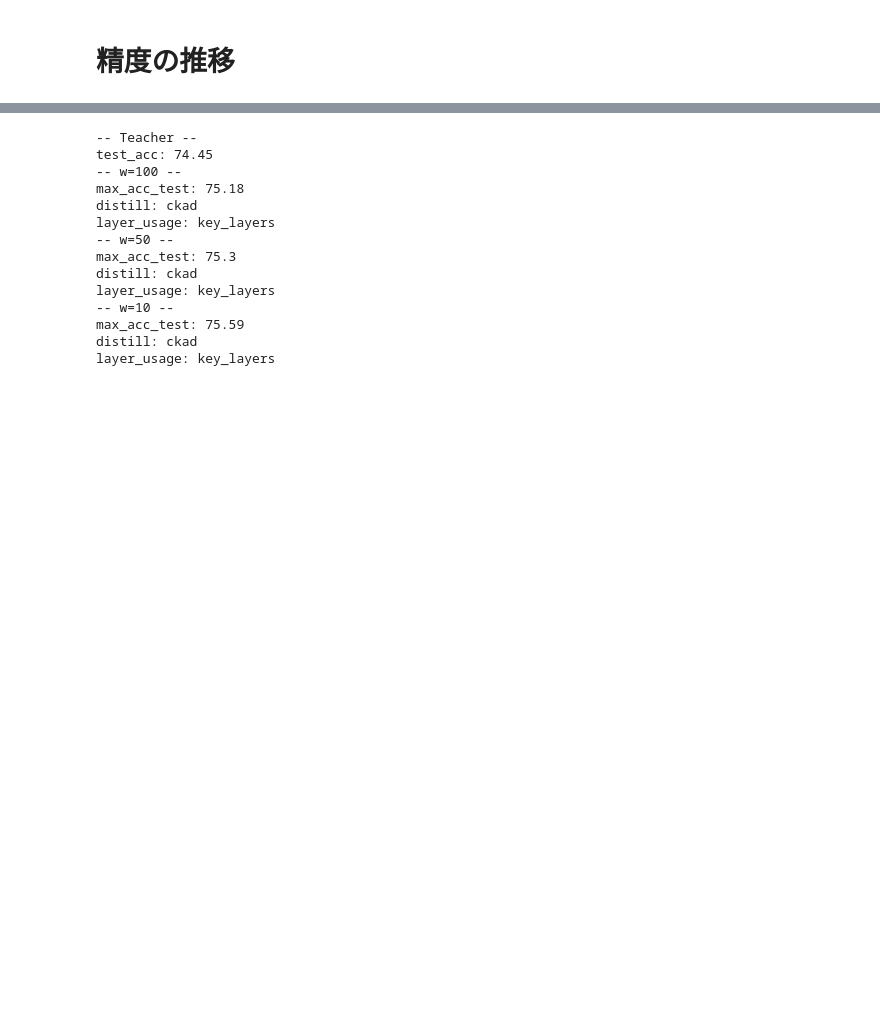
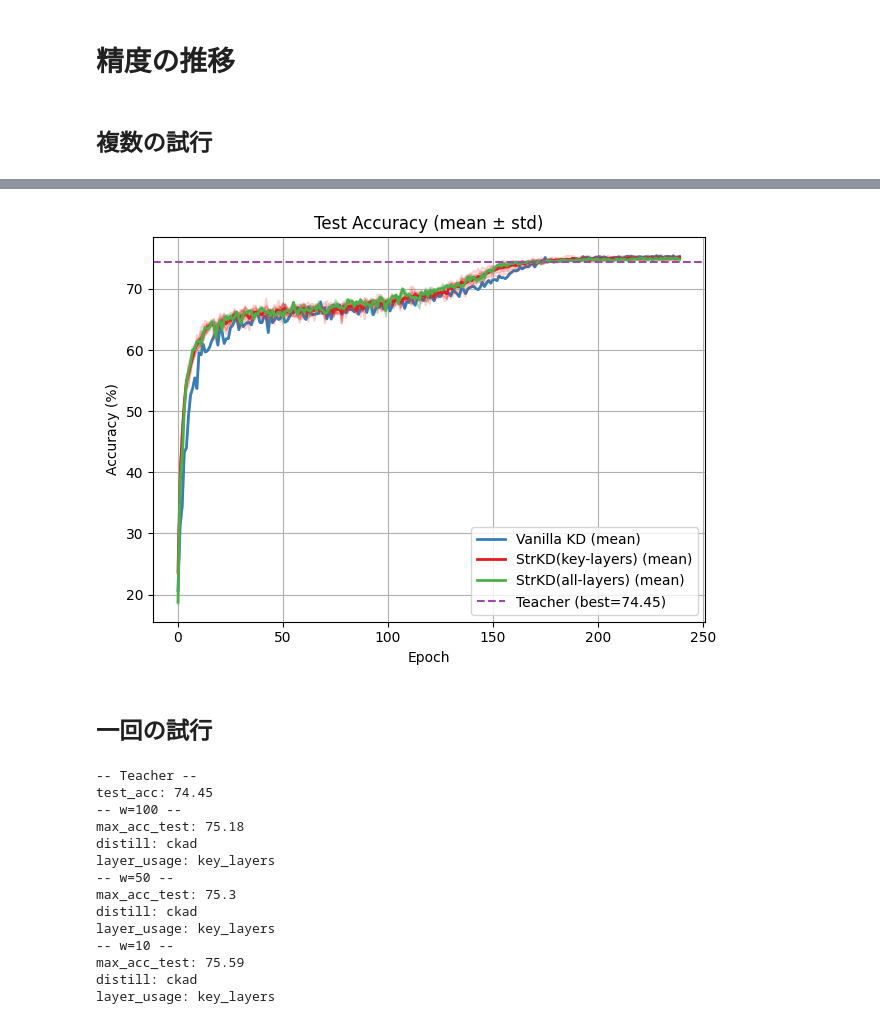
Before and after one commit to Komatsunabok/strkd0928, a Jupyter notebook: visualize/viz_acc.ipynb, the cells around one changed output, grey strips where cells are left out. Saved outputs shown, nothing was run; the diff lists cells and outputs as text; code cells hidden in the pictures; blank space fills up the shorter version.

Commit message:
viz acc (mean)

```diff
--- a/visualize/viz_acc.ipynb
+++ b/visualize/viz_acc.ipynb
@@ -2,0 +61,2 @@
+# %% [markdown]
+## 複数の試行
@@ -2,0 +93,66 @@
+# %%
+import numpy as np
+import matplotlib.pyplot as plt
+import os, json
+
+for idx, (label, paths) in enumerate(files.items()):
+    if not isinstance(paths, list):
+        paths = [paths]
+
+    print("--", label, "--")
+
+    acc_test_list = []
+
+    root = root_students if label != "Teacher" else root_teacher
+
+    # --- Teacherの場合 ---
+    if label == "Teacher":
+        json_path = os.path.join(root_teacher, paths[0], "test_best_metrics.json")
+        with open(json_path, "r") as f:
+            best_acc = json.load(f).get("test_acc", None)
+            print(f"Best test acc {label}: {best_acc:.2f}")
+        if best_acc:
+            plt.axhline(y=best_acc, color=col[idx], linestyle="--", label=f"{label} (best={best_acc:.2f})")
+        continue
+
+    # --- Studentモデル ---
+    for path in paths:
+        full_path = os.path.join(root_students, path)
+        if not os.path.exists(full_path):
+            print(f"File not found: {full_path}")
+            continue
+
+        acc_test = load_data(full_path, "test")
+        acc_test_list.append(acc_test)
+        plt.plot(acc_test, color=col[idx], alpha=0.2)  # 各runを薄く描く
+
+    # 各エポックの平均・標準偏差
+    min_len = min(len(a) for a in acc_test_list)
+    acc_test_list = np.array([a[:min_len] for a in acc_test_list])
+    mean_acc = acc_test_list.mean(axis=0)
+    print(f"Mean test acc {label}: {mean_acc[-1]:.2f}")
+    std_acc = acc_test_list.std(axis=0)
+
+    # 平均＋シャドウ
+    plt.plot(mean_acc, label=label + " (mean)", color=col[idx], linewidth=2)
+    plt.fill_between(range(len(mean_acc)),
+                     mean_acc - std_acc,
+                     mean_acc + std_acc,
+                     color=col[idx],
+                     alpha=0.2)
+
+    if label != "Teacher":
+        json_path = os.path.join(root, paths[0], "parameters.json")
+        show_json_info(json_path, keys=["distill", "layer_usage"])
+        json_path = os.path.join(root, paths[0], "test_best_metrics.json")
+        show_json_info(json_path, keys=["test_acc", "epoch"])
+
+
+plt.xlabel("Epoch")
+plt.ylabel("Accuracy (%)")
+plt.title("Test Accuracy (mean ± std)")
+plt.legend()
+plt.grid(True)
+plt.tight_layout()
+plt.show()
+# %% [output]
@@ -3,3 +179,6 @@
+[figure, added]
+# %% [markdown]
+## 一回の試行
 # %%
 import os
 
```
Also changed, not shown: parts of 3 cells of this notebook, 7 other files.
